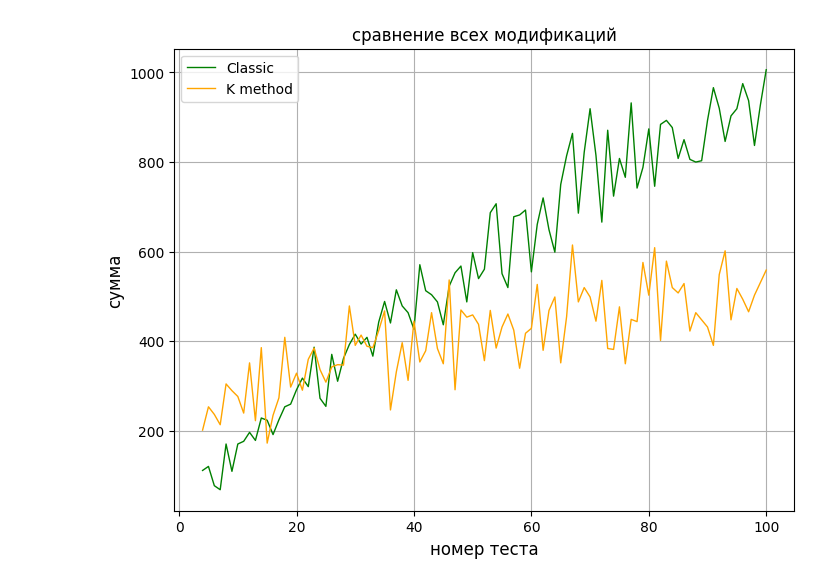
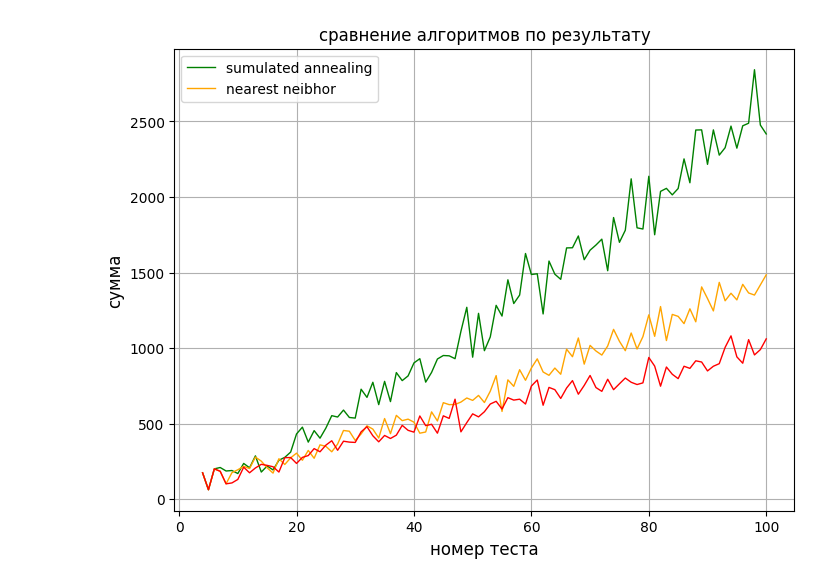
Before and after one commit to ARnoD0rian/the-algorithm-of-simulated-annealing, a Jupyter notebook: draw.ipynb, the cells around one changed output. Cells and saved outputs as stored; diff of their text form; code cells hidden in the pictures.

```diff
--- a/draw.ipynb
+++ b/draw.ipynb
@@ -3,5 +3,5 @@ import matplotlib.pyplot as plt
 
 def open_file(filename: str) -> list:
     with open(f"results/{filename}.txt", "r") as file:
-        data = [int(line) for line in file]
+        data = [float(line) for line in file]
         return data
@@ -14,16 +68,20 @@ result_popKmethod = open_file('popKmethod')
 # %%
+indexs = [i for i in range(4, 100 + 1)]
+result_9 = open_file("result/sumulated_annealing 0.9")
+result_99 = open_file("result/sumulated_annealing 0.99")
+result_999 = open_file("result/sumulated_annealing 0.999")
+
 fig, ax = plt.subplots(nrows=1, ncols=1, figsize=(8, 6))
-ax.plot(indexs, result_classic, color="green", linewidth=1.0, linestyle="-")
-ax.plot(indexs, result_kmethod, color="orange", linewidth=1.0, linestyle="-")
-# ax.plot(indexs, result_modKmethod, color="blue", linewidth=1.0, linestyle="-")
-# ax.plot(indexs, result_popKmethod, color="red", linewidth=1.0, linestyle="-")
+ax.plot(indexs, result_9, color="green", linewidth=1.0, linestyle="-")
+ax.plot(indexs, result_99, color="orange", linewidth=1.0, linestyle="-")
+ax.plot(indexs, result_999, color="red", linewidth=1.0, linestyle="-")
 
 ax.grid()
 ax.set_xlabel(r'номер теста', fontsize=12)
 ax.set_ylabel(r'сумма', fontsize=12)
-ax.set_title("сравнение всех модификаций")
-ax.legend(["Classic", "K method", "annefaling + k method", "population k method"])
-plt.savefig("grafics/end.png")
+ax.set_title("сравнение алгоритмов по результату")
+ax.legend(["sumulated annealing", "nearest neibhor"])
+plt.savefig("grafics/annealing and neibhor both with populatin result.png")
 plt.show()
 # %% [output]
-[figure, old version]
+[figure, new version]
```
Also changed, not shown: parts of 4 cells of this notebook, 40 other files.
